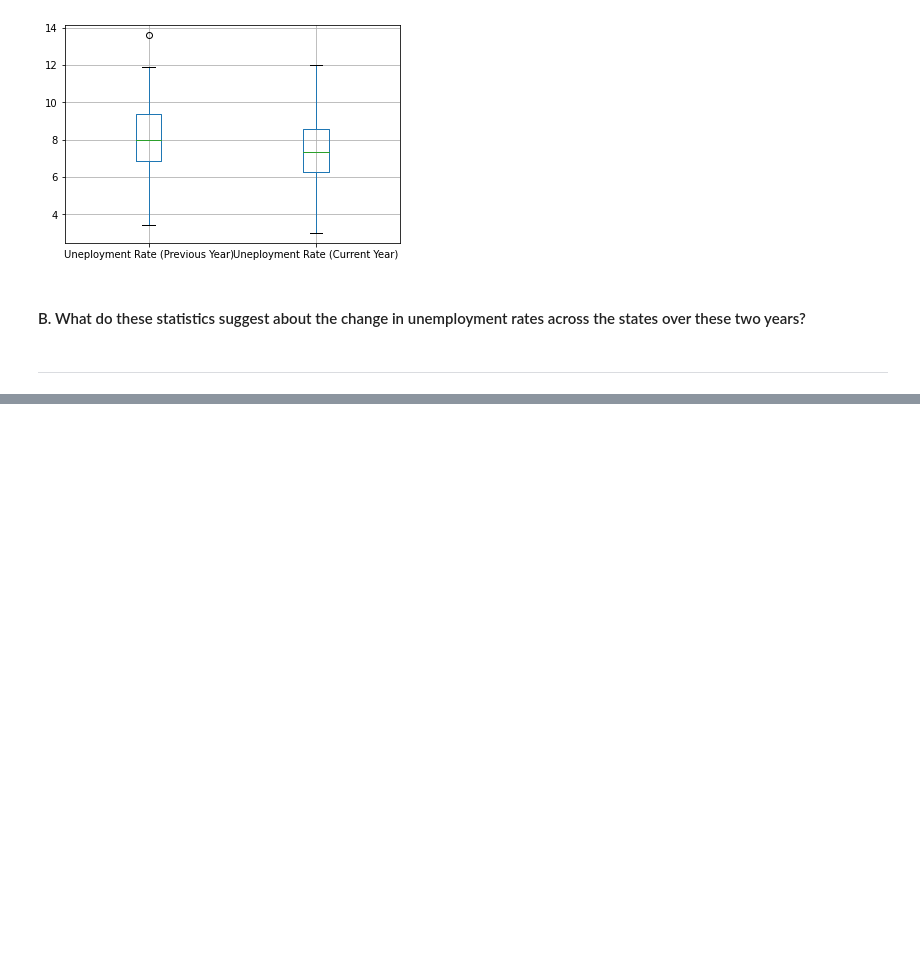
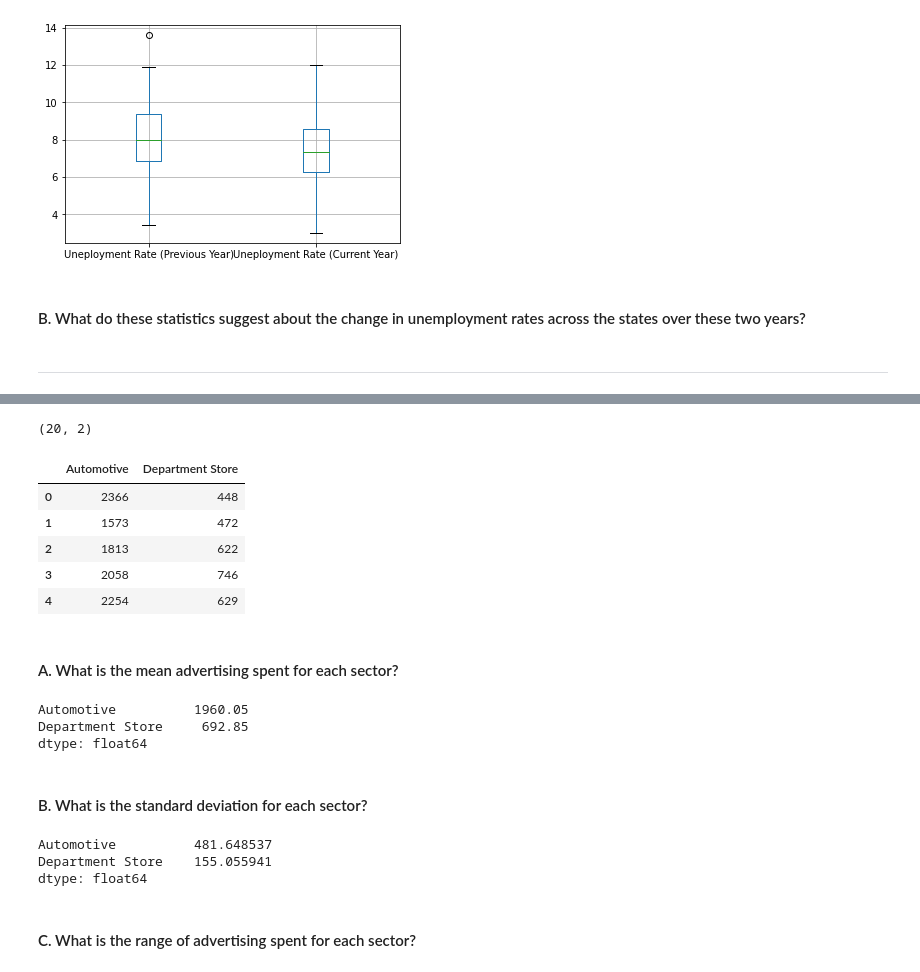
Before and after one commit to Ajayt036/Statistics-For-Business-and-Economics-BAN, a Jupyter notebook: Descriptive Statistics.ipynb, the cells around one changed output, grey strips where cells are left out. Cells and saved outputs as stored; diff of their text form; code cells hidden in the pictures; blank space fills up the shorter version.

```diff
--- a/Descriptive Statistics.ipynb
+++ b/Descriptive Statistics.ipynb
@@ -80,0 +103,33 @@ ________________________________________________________________________________
+# %%
+adv = pd.read_excel("Advertising.xlsx")
+print(adv.shape)
+adv.head()
+# %% [output]
+(20, 2)
+|  | Automotive | Department Store |
+| 0 | 2366 | 448 |
+| 1 | 1573 | 472 |
+| 2 | 1813 | 622 |
+| 3 | 2058 | 746 |
+| 4 | 2254 | 629 |
+# %% [markdown]
+#### A. What is the mean advertising spent for each sector?
+# %%
+adv.mean()
+#We can onserve that Automotive companies spend more than Deprtment store sector
+# %% [output]
+Automotive          1960.05
+Department Store     692.85
+dtype: float64
+# %% [markdown]
+#### B. What is the standard deviation for each sector?
+# %%
+adv.std()
+#We can see that standard deviation is more for automative section`
+#it means automative comnies's marketing varies alot amon each other comapred to departmemtal stores variation
+# %% [output]
+Automotive          481.648537
+Department Store    155.055941
+dtype: float64
+# %% [markdown]
+#### C. What is the range of advertising spent for each sector?
```
Also changed, not shown: parts of 8 cells of this notebook, 6 other files.
